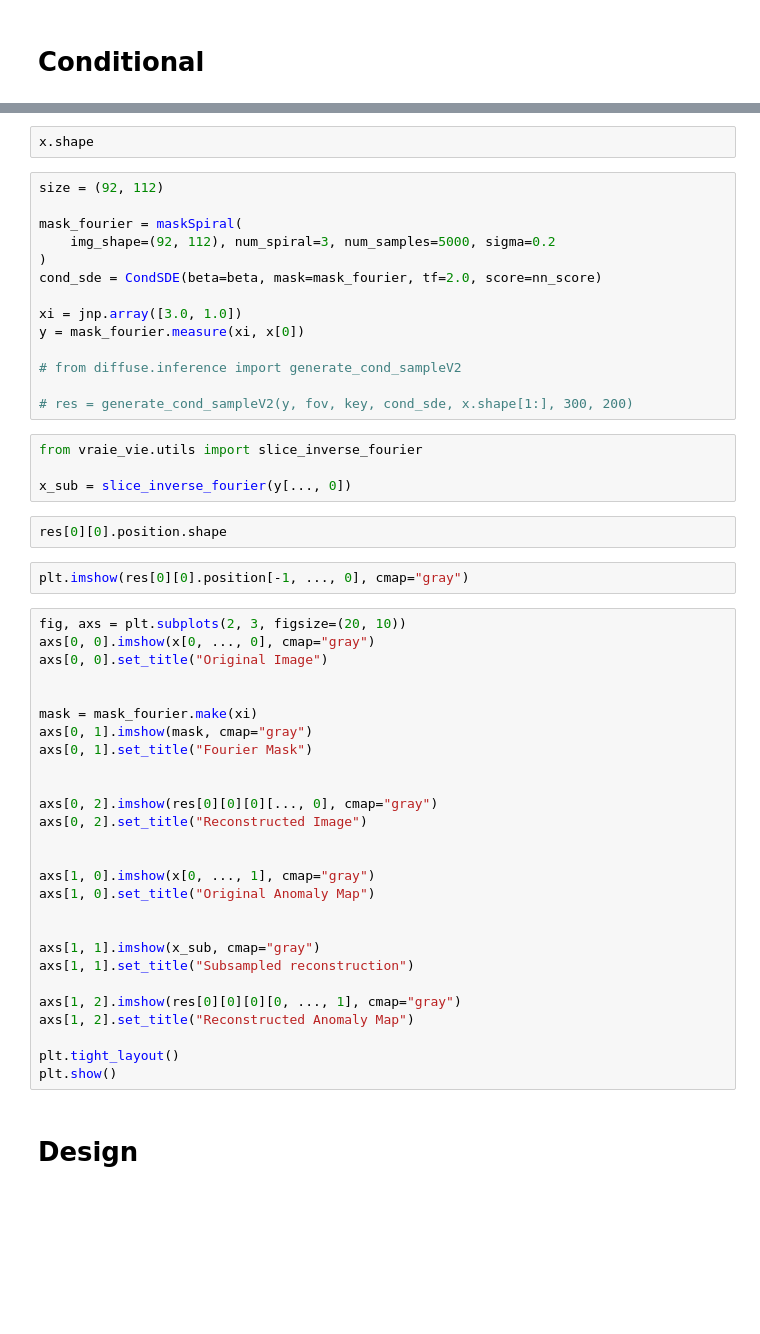
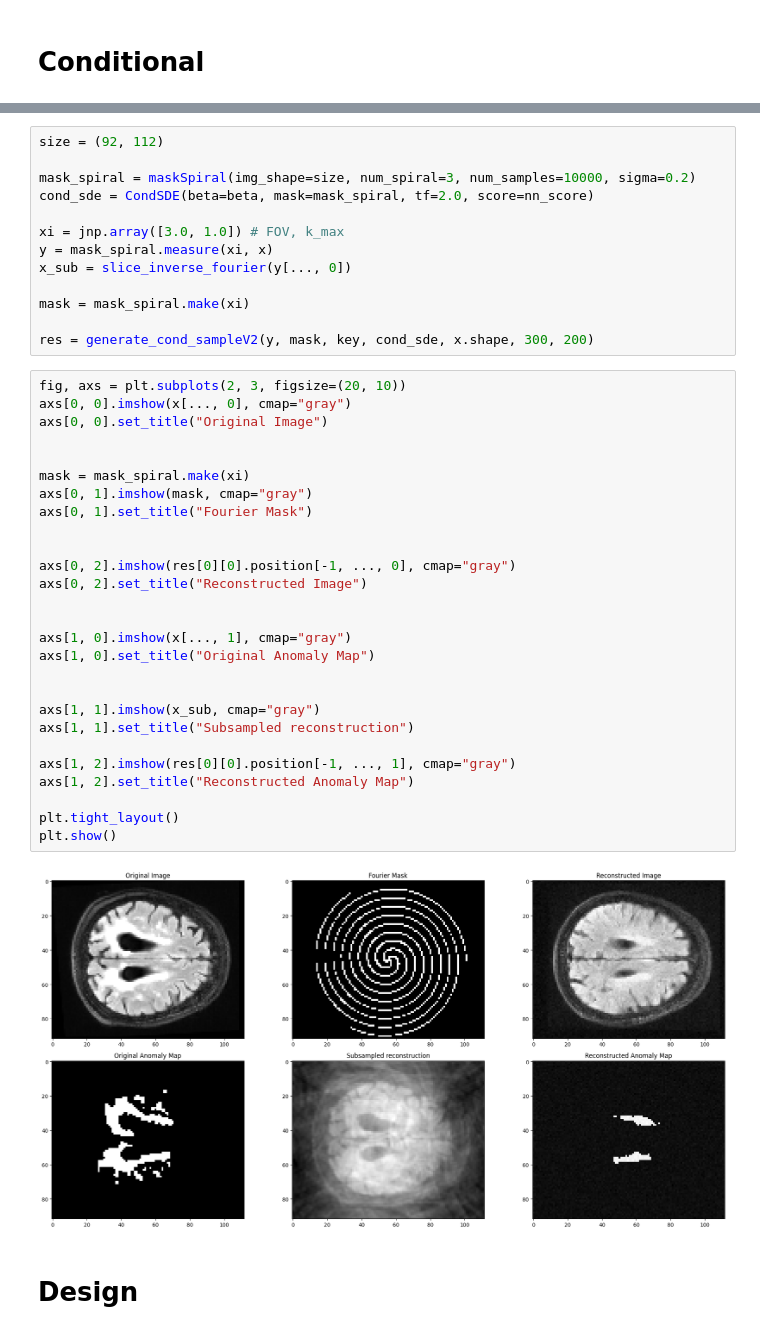
Before and after one commit to jcopo/diffuse, a Jupyter notebook: sandbox_geoffroy.ipynb, the cells around one changed output, grey strips where cells are left out. Saved outputs shown, nothing was run; the diff lists cells and outputs as text; blank space fills up the shorter version.

```diff
--- a/sandbox_geoffroy.ipynb
+++ b/sandbox_geoffroy.ipynb
@@ -209,54 +231,45 @@ plt.imshow(x[0, ..., 0], cmap="gray")
-# %%
-x.shape
 # %%
 size = (92, 112)
 
-mask_fourier = maskSpiral(
-    img_shape=(92, 112), num_spiral=3, num_samples=5000, sigma=0.2
-)
-cond_sde = CondSDE(beta=beta, mask=mask_fourier, tf=2.0, score=nn_score)
+mask_spiral = maskSpiral(img_shape=size, num_spiral=3, num_samples=10000, sigma=0.2)
+cond_sde = CondSDE(beta=beta, mask=mask_spiral, tf=2.0, score=nn_score)
 
-xi = jnp.array([3.0, 1.0])
-y = mask_fourier.measure(xi, x[0])
+xi = jnp.array([3.0, 1.0]) # FOV, k_max
+y = mask_spiral.measure(xi, x)
+x_sub = slice_inverse_fourier(y[..., 0])
 
-# from diffuse.inference import generate_cond_sampleV2
+mask = mask_spiral.make(xi)
 
-# res = generate_cond_sampleV2(y, fov, key, cond_sde, x.shape[1:], 300, 200)
+res = generate_cond_sampleV2(y, mask, key, cond_sde, x.shape, 300, 200)
-# %%
-from vraie_vie.utils import slice_inverse_fourier
-
-x_sub = slice_inverse_fourier(y[..., 0])
-# %%
-res[0][0].position.shape
-# %%
-plt.imshow(res[0][0].position[-1, ..., 0], cmap="gray")
 # %%
 fig, axs = plt.subplots(2, 3, figsize=(20, 10))
-axs[0, 0].imshow(x[0, ..., 0], cmap="gray")
+axs[0, 0].imshow(x[..., 0], cmap="gray")
 axs[0, 0].set_title("Original Image")
 
 
-mask = mask_fourier.make(xi)
+mask = mask_spiral.make(xi)
 axs[0, 1].imshow(mask, cmap="gray")
 axs[0, 1].set_title("Fourier Mask")
 
 
-axs[0, 2].imshow(res[0][0][0][..., 0], cmap="gray")
+axs[0, 2].imshow(res[0][0].position[-1, ..., 0], cmap="gray")
 axs[0, 2].set_title("Reconstructed Image")
 
 
-axs[1, 0].imshow(x[0, ..., 1], cmap="gray")
+axs[1, 0].imshow(x[..., 1], cmap="gray")
 axs[1, 0].set_title("Original Anomaly Map")
 
 
 axs[1, 1].imshow(x_sub, cmap="gray")
 axs[1, 1].set_title("Subsampled reconstruction")
 
-axs[1, 2].imshow(res[0][0][0][0, ..., 1], cmap="gray")
+axs[1, 2].imshow(res[0][0].position[-1, ..., 1], cmap="gray")
 axs[1, 2].set_title("Reconstructed Anomaly Map")
 
 plt.tight_layout()
 plt.show()
+# %% [output]
+[figure, added]
 # %% [markdown]
 # Design
 # %%
```
Also changed, not shown: parts of 8 cells of this notebook.
